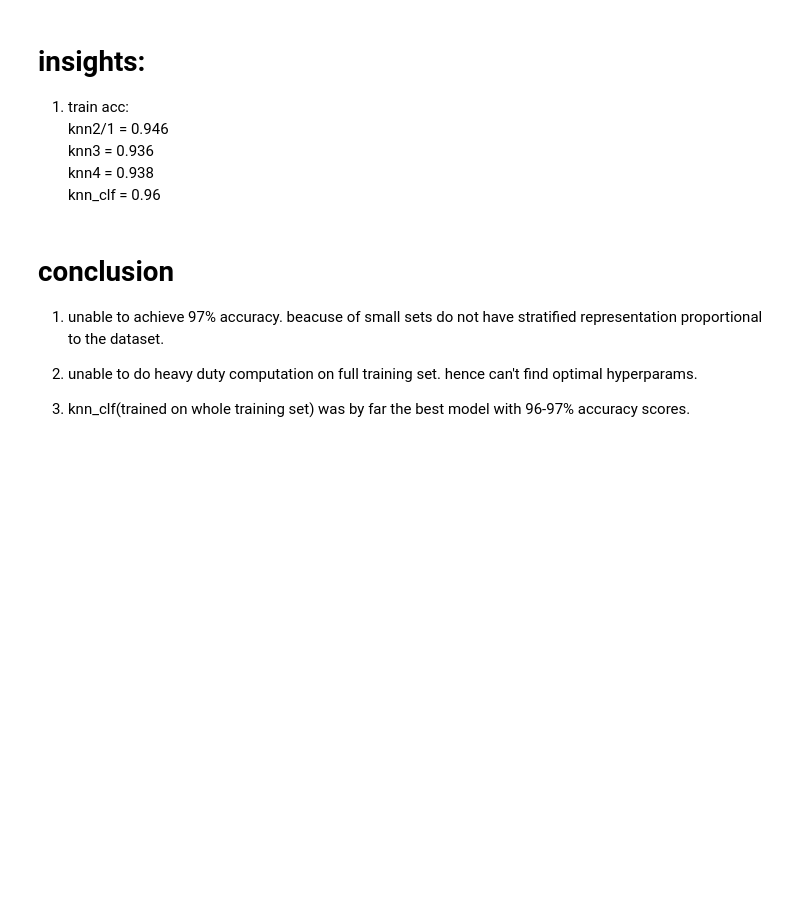
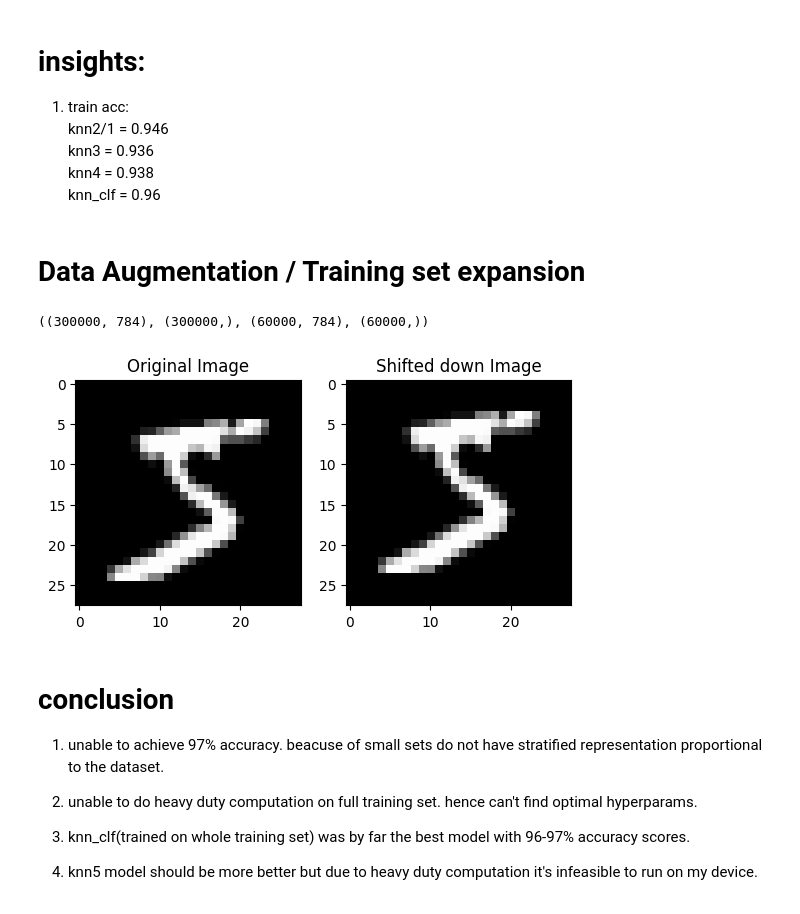
Before and after one commit to haiderareeb/MNIST_MULTICLASSIFICATION_PROBLEM, a Jupyter notebook: mnist.ipynb, the cells around one changed output. Saved outputs shown, nothing was run; the diff lists cells and outputs as text; code cells hidden in the pictures; blank space fills up the shorter version.

Commit message:
data augmentation code

```diff
--- a/mnist.ipynb
+++ b/mnist.ipynb
@@ -219,3 +219,24 @@ train accuracy: 0.9383
 <br>knn3 = 0.936
 <br>knn4 = 0.938
 <br>knn_clf = 0.96
+# %% [markdown]
+# Data Augmentation / Training set expansion
+# %%
+# function to shift an MNIST image in four possible directions (left, right, up, down) by one pixel.
+import matplotlib.pyplot as plt
+def shift_image(image,direction):
+    """
+    Shift the image by one pixel in the specified direction (left, right, up, down).
+    """
+    shifted_image = np.zeros_like(image) #when shifting any newly created space is filled with 0's
+
+    if direction=='left':
+        shifted_image[:,1:] = image[:,:-1] #shift left (drop 1st col)
+    elif direction=='right':
+        shifted_image[:,:-1] = image[:,1:] #shift right (drop last col)
+    elif direction=='up':
+        shifted_image[1:,:] = image[:-1,:] #shift up (drop 1st row)
+    elif direction=='down':
+        shifted_image[:-1,:] = image[1:,:] #shift down (drop last row)
+
+    return shifted_image
@@ -221,0 +271,19 @@ train accuracy: 0.9383
+# %%
+X_train_aug.shape,y_train_aug.shape,X_train.shape,y_train.shape
+# %% [output]
+((300000, 784), (300000,), (60000, 784), (60000,))
+# %%
+# Example: test the function with a random 28x28 image
+image = X_train[0].reshape(28, 28)  # Generate a random 28x28 image
+shifted_image_left = shift_image(image, 'down')
+
+# Visualize the original and shifted image
+plt.subplot(1, 2, 1)
+plt.title("Original Image")
+plt.imshow(image, cmap='gray')
+plt.subplot(1, 2, 2)
+plt.title("Shifted down Image")
+plt.imshow(shifted_image_left, cmap='gray')
+plt.show()
+# %% [output]
+[figure, added]
@@ -226,3 +304,5 @@ train accuracy: 0.9383
 2) unable to do heavy duty computation on full training set. hence can't find optimal hyperparams.
 
 3) knn_clf(trained on whole training set) was by far the best model with 96-97% accuracy scores.
+
+4) knn5 model should be more better but due to heavy duty computation it's infeasible to run on my device.
```
Also changed, not shown: parts of 4 cells of this notebook.
